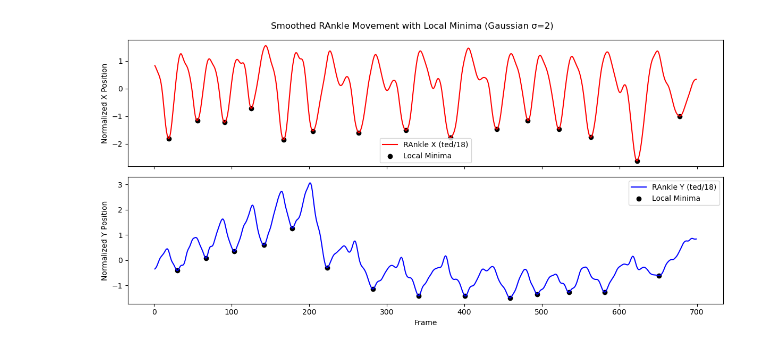
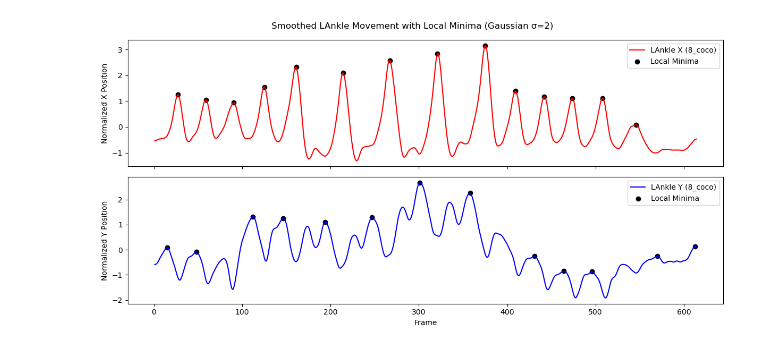
Before and after one commit to brittawi/SkiersProject, a Jupyter notebook: presentation_other_utility/create_video_with_plot_and_gear.ipynb, the cells around one changed output. Drawn from its saved outputs; the diff is of its cells as text; code cells hidden in the pictures.

```diff
--- a/presentation_other_utility/create_video_with_plot_and_gear.ipynb
+++ b/presentation_other_utility/create_video_with_plot_and_gear.ipynb
@@ -15,3 +19,13 @@ from utils import compute_relative_keypoints, normalize_signal, smooth_signal, l
+# %%
+# VIDEO_DIR = "/Users/emillundin/Desktop/Ski_project/Cut_videos/"  # Replace with your video file
+# ANNO_DIR = "/Users/emillundin/Desktop/Ski_project/Annotations_from_CVAT/annotations_manually adjusted/annotations_manually_adjusted"
+VIDEO_DIR = "e:\SkiProject\Cut_videos\Edited"  # Replace with your video file
+# ANNO_DIR = "e:/SkiProject/AnnotationsByUs"
+ANNO_DIR = "e:/SkiProject/annotations_test_DJI_0044/After_Mixed_level_output/coco_json"
+video_id ="58" # 11, 13, 27, 32, 36, 42, 16_cut, 19_cut, 20_cut, 21_cut, 23_cut, 33, 34, 53 (annotations from finetuned model)
+#file_path = os.path.join(ANNO_DIR, video_id + ".json")
+file_path = os.path.join(ANNO_DIR, f"DJI_{int(video_id):04d}_coco.json")
+json_path_labels = f"/Users/emillundin/Desktop/Ski_project/Annotated_cycles_backup/labeled_cycles_{video_id}.json"  # Update with correct path
 # %%
 # Function to process data from a dataset
 def process_data(data, keypoint_indices):
@@ -132,9 +161,10 @@ def play_video_with_x_plot(video_path, frames, x_values_raw, x_values_smoothed,
     cv2.destroyAllWindows()
     print(f"Video saved to {output_path}")
 # %%
-CHOOSEN_JOINT = "RAnkle"
+CHOOSEN_JOINT = "LAnkle"
 CHOOSEN_REF = "Hip"
 CHOOSEN_DIM = "x"
+MIN_OR_MAX = "max"
 sigma_value = 2  # Adjust smoothing strength
 order = 22 # How sensetive to find local minima
 #LABELS = ["g2", "g3", "g4", "unknown"]
@@ -145,13 +175,6 @@ LABELS = {
     "u" : "unknown"
 }
 CHOOSEN_KEYPOINTS = [CHOOSEN_JOINT, CHOOSEN_REF,"LShoulder","RShoulder","LElbow","RElbow","LWrist","RWrist","LHip","RHip","LKnee","RKnee","LAnkle","Head","Neck","LBigToe","RBigToe","LSmallToe","RSmallToe","LHeel","RHeel"]
-# %%
-
-VIDEO_DIR = "/Users/emillundin/Desktop/Ski_project/Cut_videos/"  # Replace with your video file
-ANNO_DIR = "/Users/emillundin/Desktop/Ski_project/Annotations_from_CVAT/annotations_manually adjusted/annotations_manually_adjusted"
-video_id ="18" # 11, 13, 27, 32, 36, 42, 16_cut, 19_cut, 20_cut, 21_cut, 23_cut, 33, 34, 53 (annotations from finetuned model)
-file_path = os.path.join(ANNO_DIR, video_id + ".json")
-json_path_labels = f"/Users/emillundin/Desktop/Ski_project/Annotated_cycles_backup/labeled_cycles_{video_id}.json"  # Update with correct path
 # %%
 # Load JSON data
 dataset = load_json(file_path)
@@ -168,40 +191,53 @@ frames, keypoints = process_data(dataset, keypoint_indices)
 # Normalize and smooth all datasets
 smoothed_normalized_keypoints = {"x": [], "y": []}
 smoothed_normalized_keypoints["x"] = normalize_signal(keypoints[CHOOSEN_JOINT]["x"])
 smoothed_normalized_keypoints["y"] = normalize_signal(keypoints[CHOOSEN_JOINT]["y"])
 
 smoothed_normalized_keypoints["x"] = smooth_signal(smoothed_normalized_keypoints["x"], sigma=sigma_value)
 smoothed_normalized_keypoints["y"] = smooth_signal(smoothed_normalized_keypoints["y"], sigma=sigma_value)
 
 # Plot Joint movement (X and Y in separate plots)
 fig, axs = plt.subplots(2, 1, figsize=(12, 6), sharex=True)
 
-# Detect local minima for X movement
-x_values = np.array(smoothed_normalized_keypoints["x"])
-x_min_indices = argrelextrema(x_values, np.less, order=order)[0]
+if MIN_OR_MAX == "max":
+    # Detect local minima for X movement
+    x_values = np.array(smoothed_normalized_keypoints["x"])
+    x_min_indices = argrelextrema(x_values, np.greater, order=order)[0]
 
-# Detect local minima for Y movement
-y_values = np.array(smoothed_normalized_keypoints["y"])
-y_min_indices = argrelextrema(y_values, np.less, order=order)[0]
+    # Detect local minima for Y movement
+    y_values = np.array(smoothed_normalized_keypoints["y"])
+    y_min_indices = argrelextrema(y_values, np.greater, order=order)[0]
+
+elif MIN_OR_MAX == "min":
+    # Detect local minima for X movement
+    x_values = np.array(smoothed_normalized_keypoints["x"])
+    x_min_indices = argrelextrema(x_values, np.less, order=order)[0]
+
+    # Detect local minima for Y movement
+    y_values = np.array(smoothed_normalized_keypoints["y"])
+    y_min_indices = argrelextrema(y_values, np.less, order=order)[0]
+
+else:
+    raise ValueError("MIN_OR_MAX must be 'min' or 'max'")
 
 # Plot choosen joint X movement
 axs[0].plot(frames, x_values, label=f"{CHOOSEN_JOINT} X ({file_path[-11:-5]})", color="red")
 axs[0].scatter(np.array(frames)[x_min_indices], x_values[x_min_indices], color="black", marker="o", label="Local Minima")
 axs[0].set_ylabel("Normalized X Position")
 axs[0].legend()
 
 # Plot choosen joint Y movement
 axs[1].plot(frames, y_values, label=f"{CHOOSEN_JOINT} Y ({file_path[-11:-5]})", color="blue")
 axs[1].scatter(np.array(frames)[y_min_indices], y_values[y_min_indices], color="black", marker="o", label="Local Minima")
 axs[1].set_ylabel("Normalized Y Position")
 axs[1].set_xlabel("Frame")
 axs[1].legend()
 
 plt.suptitle(f"Smoothed {CHOOSEN_JOINT} Movement with Local Minima (Gaussian σ={sigma_value})")
 plt.tight_layout()
 plt.show()
 # %% [output]
-[figure, old version]
+[figure, new version]
 # %%
 def load_cycles(json_path):
     """
```
Also changed, not shown: parts of 6 cells of this notebook.
